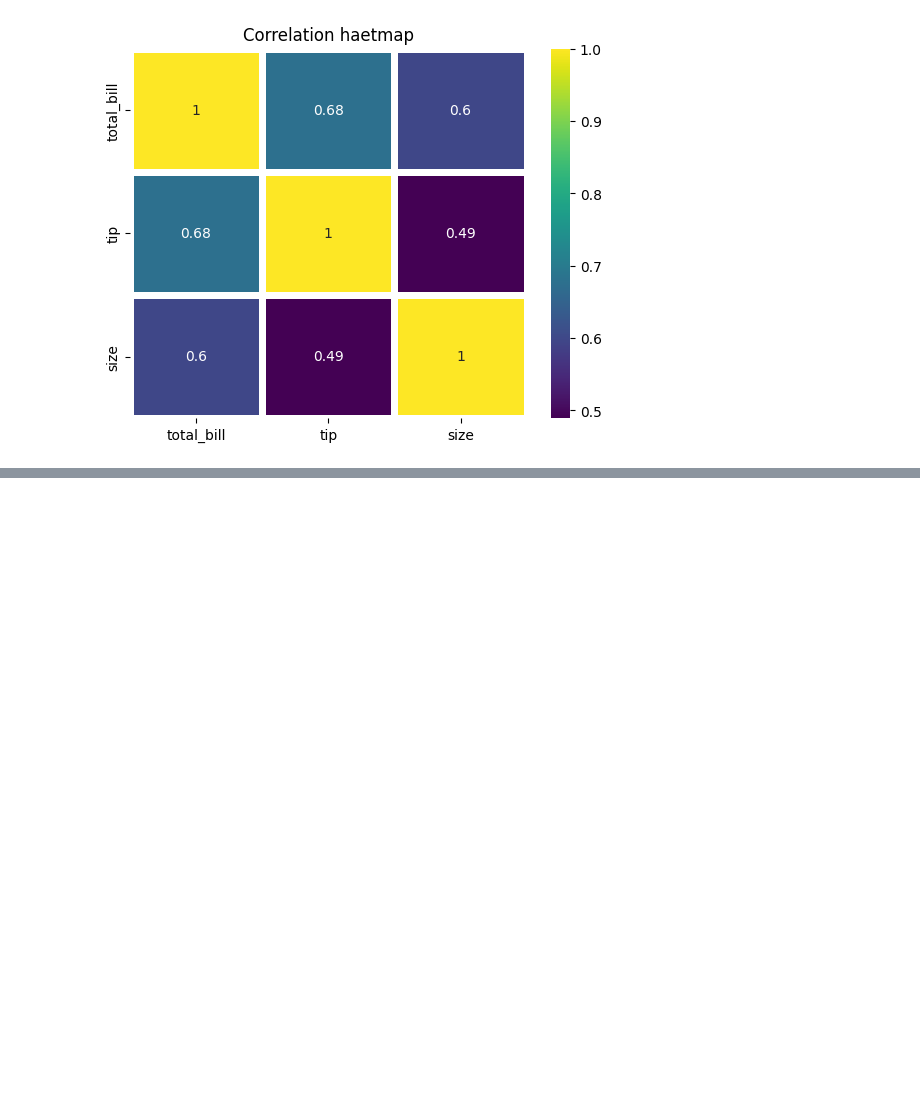
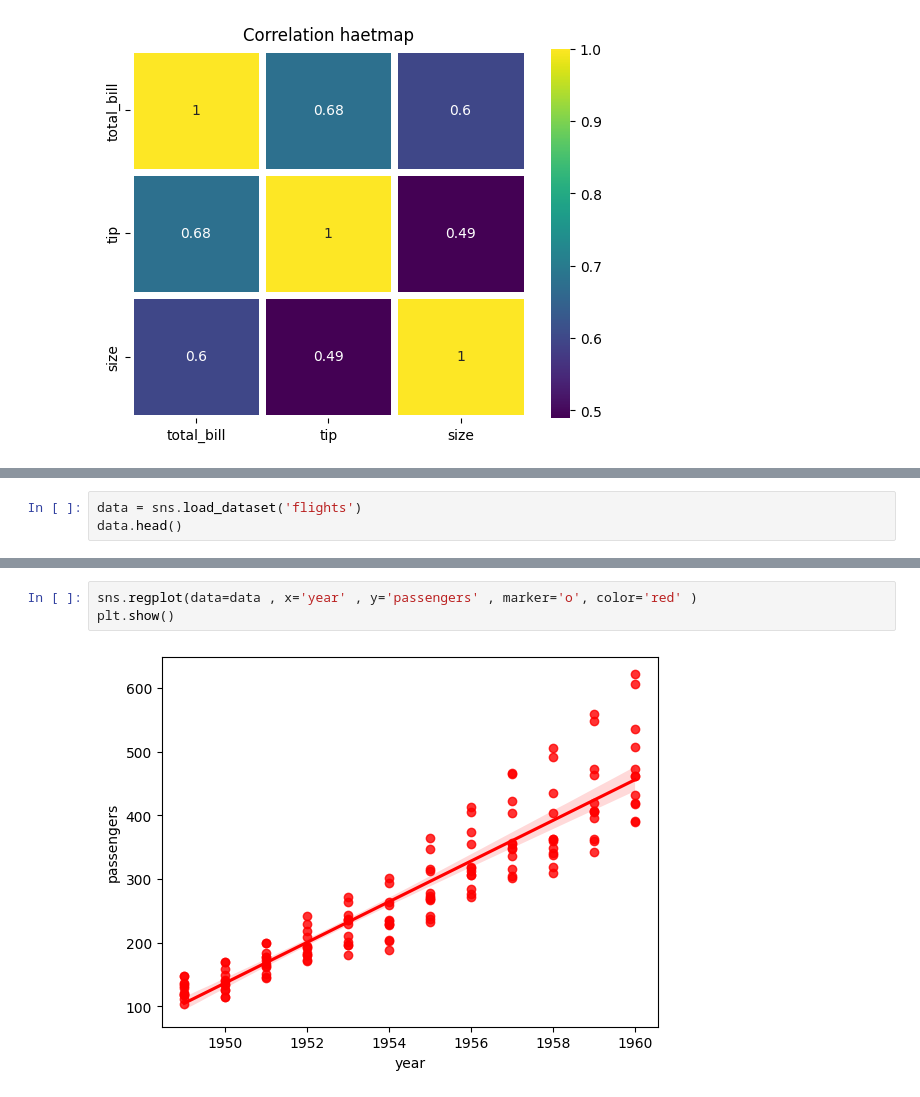
Before and after one commit to Gummudu-Hemanth/Data-Science, a Jupyter notebook: Seaborn/seaviz.ipynb, the cells around one changed output, grey strips where cells are left out. Saved outputs shown, nothing was run; the diff lists cells and outputs as text; blank space fills up the shorter version.

```diff
--- a/Seaborn/seaviz.ipynb
+++ b/Seaborn/seaviz.ipynb
@@ -260,0 +292,3 @@ Text(0.5, 1.0, 'Correlation haetmap')
+# %%
+data = sns.load_dataset('flights')
+data.head()
@@ -260,0 +302,5 @@ Text(0.5, 1.0, 'Correlation haetmap')
+# %%
+sns.regplot(data=data , x='year' , y='passengers' , marker='o', color='red' )
+plt.show()
+# %% [output]
+[figure, added]
```
Also changed, not shown: parts of 10 cells of this notebook, 1 other file.
